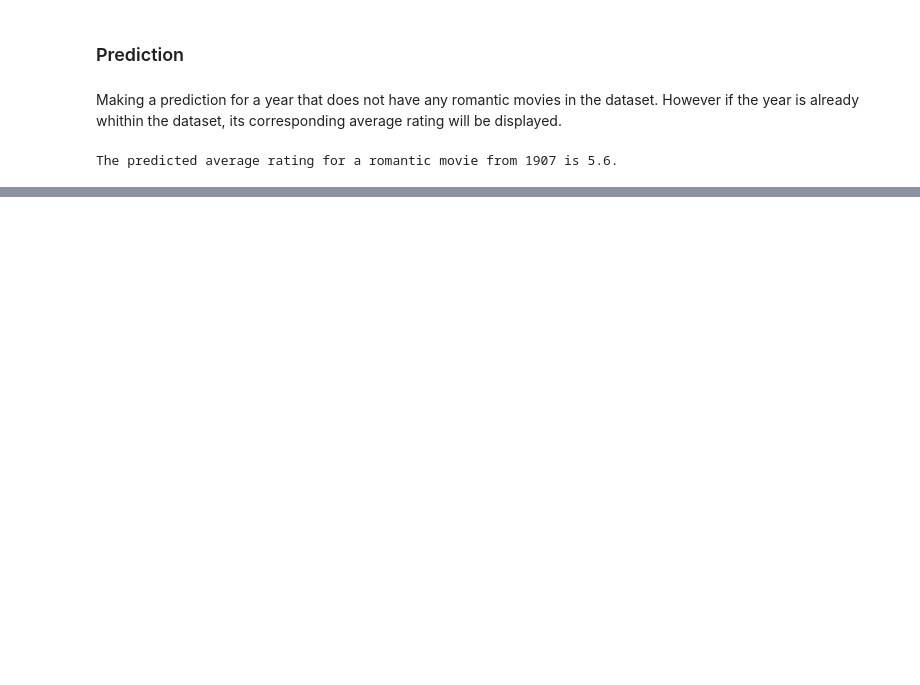
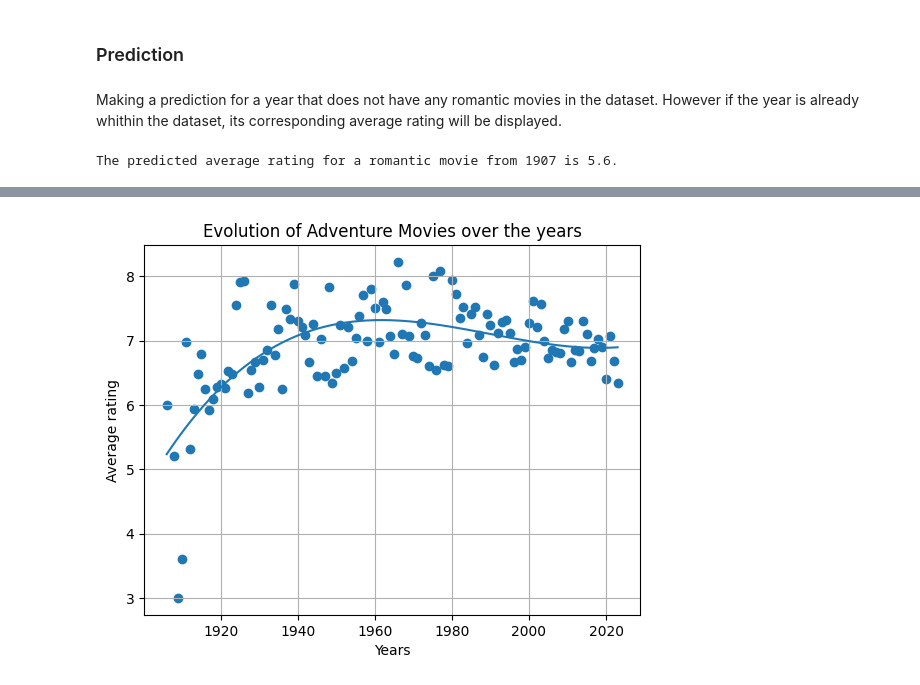
Before and after one commit to IuliaBunescu/machine-learning-small-projects, a Jupyter notebook: notebooks/movie_trends.ipynb, the cells around one changed output, grey strips where cells are left out. Drawn from its saved outputs; the diff is of its cells as text; code cells hidden in the pictures; blank space fills up the shorter version.

```diff
--- a/notebooks/movie_trends.ipynb
+++ b/notebooks/movie_trends.ipynb
@@ -112,0 +121,78 @@ The predicted average rating for a romantic movie from 1907 is 5.6.
+# %%
+import pandas as pd
+import matplotlib.pyplot as plt
+import numpy
+from sklearn.metrics import r2_score
+from myfunctions import read_from_global_csv
+
+df = pd.read_csv('../data/movie_data_single_genre.csv', index_col='id' )
+
+geners_list = read_from_global_csv('unique_geners_list', list)
+
+print('Please choose a number between 1 and {}, each corresponding to a genre as follows: '.format(len(geners_list)))
+for genre in geners_list:
+    print('{}. {}'.format(geners_list.index(genre)+1, genre))
+
+choice_id = int(input())
+
+choice = geners_list[choice_id-1]
+print('You chose {}'.format(choice))
+
+snap = df.query(expr = "genres == @choice ")
+rating = snap.groupby('startYear').apply(weighted_average, 'averageRating', 'numVotes')
+
+x = rating.index
+y = rating.values
+
+mymodel = numpy.poly1d(numpy.polyfit(x, y, 3))
+myline = numpy.linspace(x[0],x[x.size-1], 100000)
+
+plt.scatter(x,y)
+plt.plot(myline, mymodel(myline))
+plt.title('Evolution of {} Movies over the years'.format(choice))
+plt.xlabel('Years')
+plt.ylabel('Average rating')
+plt.grid()
+plt.show()
+
+r = r2_score(y, mymodel(x))
+
+# Providing correlation related data and interpretation
+print(f'The correlance coefficinet is {r}')
+
+r = abs(r)
+
+if r < 1:
+    if r > 0.9:
+        print('There is very high correlation between data, accurate predictions can be made.\n')
+    elif r > 0.7:
+        print('There is  high correlation between data, somewhat accurate predictions can be made.\n')
+    elif r > 0.5:
+        print('There is very moderate correlation between data, okay predictions can be made.\n')
+    elif r > 0.3:
+        print('There is very low correlation between data, low accuracy predictions can be made.\n')
+    else:
+        print('There is negligible  correlation between data, no predictions can be made.\n')
+
+# Providing movie genre related results
+higest_rating_value = rating.max()
+higest_rating_year = rating[rating == higest_rating_value].index[0]
+
+higest_rating_movies = snap.query(expr = "startYear == @higest_rating_year ")
+
+higest_rating_movies_counter = higest_rating_movies.count(axis= 'index')[0]
+
+if higest_rating_movies_counter > 10:
+    movies_to_display = 10
+else:
+    movies_to_display = higest_rating_movies_counter
+
+top_movies = higest_rating_movies.nlargest(movies_to_display, 'averageRating')
+top_movies.reset_index(inplace = True)
+top_movies.index = range(1,len(top_movies)+1)
+
+print('Some facts resulted from your inquiry:')
+print(f'* The year with the highest average rating({round(higest_rating_value,1)}) for {choice} movies is {higest_rating_year}.')
+print(f'* In the year {higest_rating_year}, {higest_rating_movies_counter} {choice} movies were released, amongst which, the top {movies_to_display} rated movies were:')
+display(top_movies)
+# %% [output]
@@ -112,0 +216 @@ The predicted average rating for a romantic movie from 1907 is 5.6.
+[figure, added]
```
Also changed, not shown: parts of 5 cells of this notebook, 2 other files.
